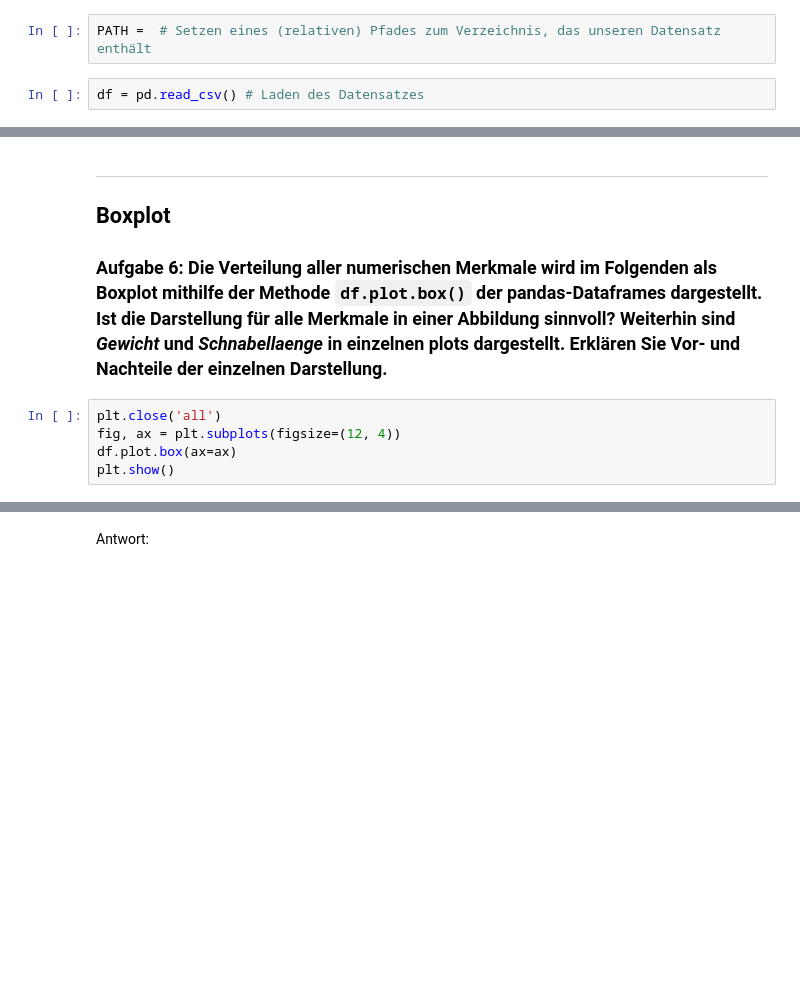
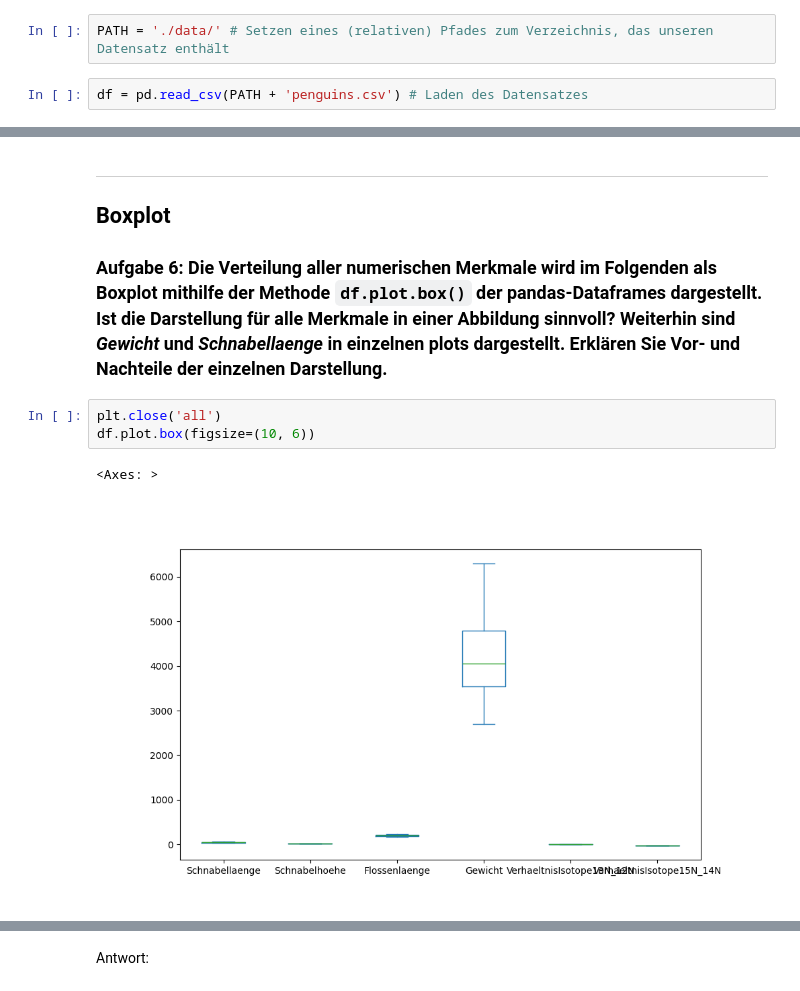
Before and after one commit to ai4all-EAH/AI4ALLBasic, a Jupyter notebook: AI4ALLNotebooks/DAT_PJY_001_S.ipynb, the cells around one changed output, grey strips where cells are left out. Saved outputs shown, nothing was run; the diff lists cells and outputs as text; blank space fills up the shorter version.

```diff
--- a/AI4ALLNotebooks/DAT_PJY_001_S.ipynb
+++ b/AI4ALLNotebooks/DAT_PJY_001_S.ipynb
@@ -34,7 +32,7 @@ Zum Beispiel kann so eine `.csv`-Datei als **Dataframe** eingelesen werden. Ande
 # %%
-PATH =  # Setzen eines (relativen) Pfades zum Verzeichnis, das unseren Datensatz enthält
+PATH = './data/' # Setzen eines (relativen) Pfades zum Verzeichnis, das unseren Datensatz enthält
 # %%
-df = pd.read_csv() # Laden des Datensatzes
+df = pd.read_csv(PATH + 'penguins.csv') # Laden des Datensatzes
 # %% [markdown]
 ---
 ## Datensatz
@@ -139,8 +240,9 @@ Antwort:
 ### Aufgabe 6: Die Verteilung aller numerischen Merkmale wird im Folgenden als Boxplot mithilfe der Methode `df.plot.box()` der pandas-Dataframes dargestellt. Ist die Darstellung für alle Merkmale in einer Abbildung sinnvoll? Weiterhin sind *Gewicht* und *Schnabellaenge* in einzelnen plots dargestellt. Erklären Sie Vor- und Nachteile der einzelnen Darstellung.
 # %%
 plt.close('all')
-fig, ax = plt.subplots(figsize=(12, 4))
-df.plot.box(ax=ax)
-plt.show()
+df.plot.box(figsize=(10, 6))
+# %% [output]
+<Axes: >
+[figure, added]
 # %%
 plt.close('all')
```
Also changed, not shown: parts of 40 cells of this notebook.
